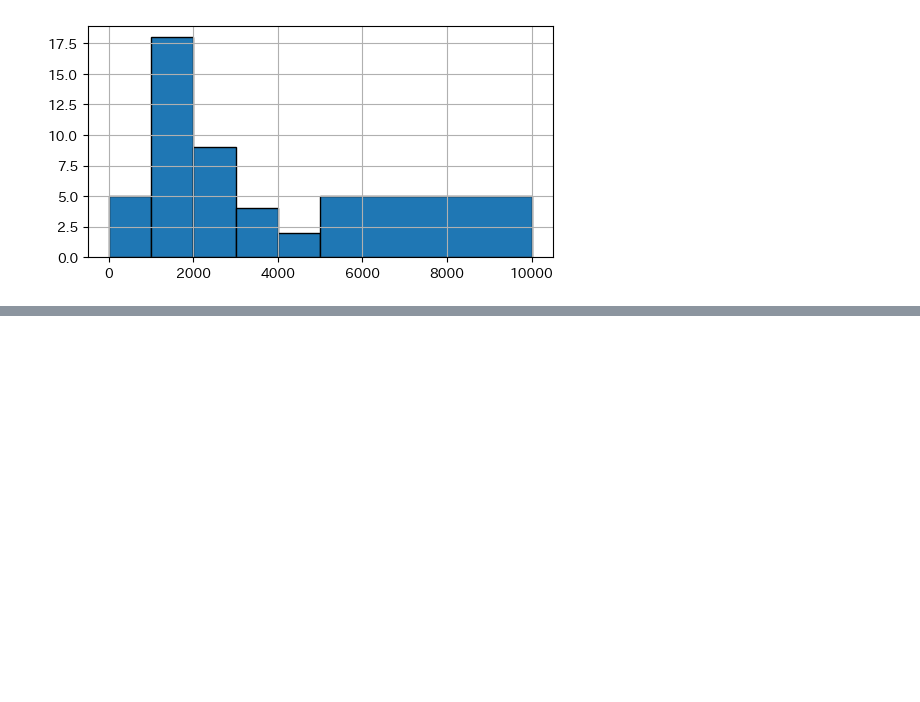
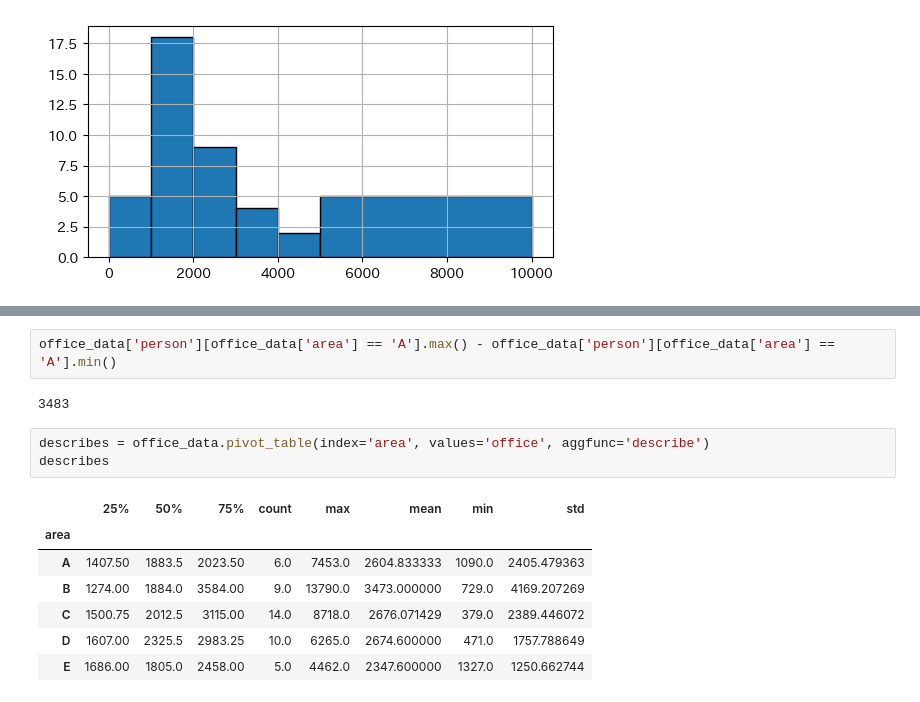
Before and after one commit to akmiccom/dataAnalyticsBasic, a Jupyter notebook: notebooks/c4.ipynb, the cells around one changed output, grey strips where cells are left out. Cells and saved outputs as stored; diff of their text form; blank space fills up the shorter version.

```diff
--- a/notebooks/c4.ipynb
+++ b/notebooks/c4.ipynb
@@ -81,0 +93,15 @@ office_data['office'].hist(bins=bins, ec='k', lw=1)
+# %%
+office_data['person'][office_data['area'] == 'A'].max() - office_data['person'][office_data['area'] == 'A'].min()
+# %% [output]
+3483
+# %%
+describes = office_data.pivot_table(index='area', values='office', aggfunc='describe')
+describes
+# %% [output]
+|  | 25% | 50% | 75% | count | max | mean | min | std |
+| area |  |  |  |  |  |  |  |  |
+| A | 1407.50 | 1883.5 | 2023.50 | 6.0 | 7453.0 | 2604.833333 | 1090.0 | 2405.479363 |
+| B | 1274.00 | 1884.0 | 3584.00 | 9.0 | 13790.0 | 3473.000000 | 729.0 | 4169.207269 |
+| C | 1500.75 | 2012.5 | 3115.00 | 14.0 | 8718.0 | 2676.071429 | 379.0 | 2389.446072 |
+| D | 1607.00 | 2325.5 | 2983.25 | 10.0 | 6265.0 | 2674.600000 | 471.0 | 1757.788649 |
+| E | 1686.00 | 1805.0 | 2458.00 | 5.0 | 4462.0 | 2347.600000 | 1327.0 | 1250.662744 |
```
Also changed, not shown: parts of 14 cells of this notebook, 6 other files.
